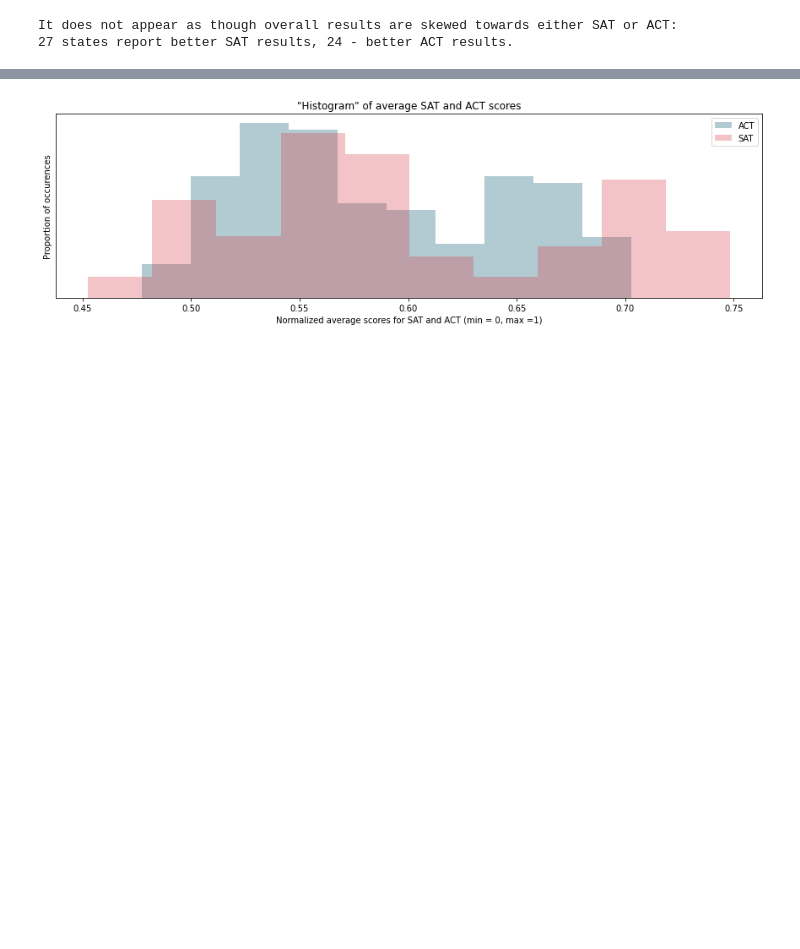
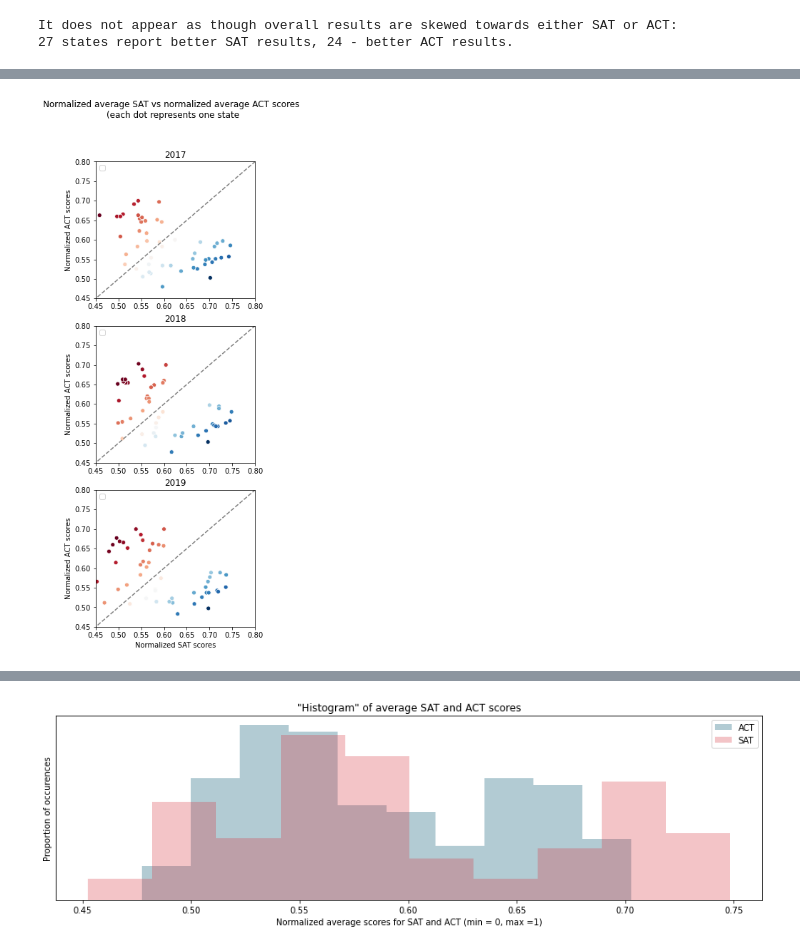
Before and after one commit to Marrrta/SAT_vs_ACT, a Jupyter notebook: code/Project_1_Marta_Lew.ipynb, the cells around one changed output, grey strips where cells are left out. Cells and saved outputs as stored; diff of their text form; code cells hidden in the pictures; blank space fills up the shorter version.

Commit message:
More charts, and a map

```diff
--- a/code/Project_1_Marta_Lew.ipynb
+++ b/code/Project_1_Marta_Lew.ipynb
@@ -868,3 +983,6 @@ print(f'It does not appear as though overall results are skewed towards either S
 [figure]
 It does not appear as though overall results are skewed towards either SAT or ACT:
 27 states report better SAT results, 24 - better ACT results.
+# %%
+sat_act_df['sat_over_act'] = sat_act_df['total_norm_SAT']/sat_act_df['total_norm_ACT']
+sat_act_df.head()
@@ -870,0 +996,32 @@ It does not appear as though overall results are skewed towards either SAT or AC
+# %%
+plt.figure(figsize = (4,12))
+plt.suptitle('Normalized average SAT vs normalized average ACT scores \n(each dot represents one state')
+plt.subplot(3,1,1)
+sns.scatterplot(data = sat_act_df[sat_act_df['year'] == 2017], x = 'total_norm_SAT', y = 'total_norm_ACT', hue = 'sat_over_act', palette= 'RdBu')
+plt.xlabel('')
+plt.ylabel('Normalized ACT scores')
+plt.plot([0,1], [0,1], c = 'gray', linestyle='dashed')
+plt.xlim(0.45, 0.8)
+plt.ylim(0.45, 0.8)
+plt.title('2017')
+plt.legend([])
+plt.subplot(3,1,2)
+sns.scatterplot(data = sat_act_df[sat_act_df['year'] == 2018], x = 'total_norm_SAT', y = 'total_norm_ACT', hue = 'sat_over_act', palette= 'RdBu')
+plt.xlabel('')
+plt.ylabel('Normalized ACT scores')
+plt.plot([0,1], [0,1], c = 'gray', linestyle='dashed')
+plt.xlim(0.45, 0.8)
+plt.ylim(0.45, 0.8)
+plt.title('2018')
+plt.legend([])
+plt.subplot(3,1,3)
+sns.scatterplot(data = sat_act_df[sat_act_df['year'] == 2019], x = 'total_norm_SAT', y = 'total_norm_ACT', hue = 'sat_over_act', palette= 'RdBu')
+plt.xlabel('Normalized SAT scores')
+plt.ylabel('Normalized ACT scores')
+plt.plot([0,1], [0,1], c = 'gray', linestyle='dashed')
+plt.xlim(0.45, 0.8)
+plt.ylim(0.45, 0.8)
+plt.title('2019')
+plt.legend([]);
+# %% [output]
+[figure, added]
```
Also changed, not shown: parts of 9 cells of this notebook.
